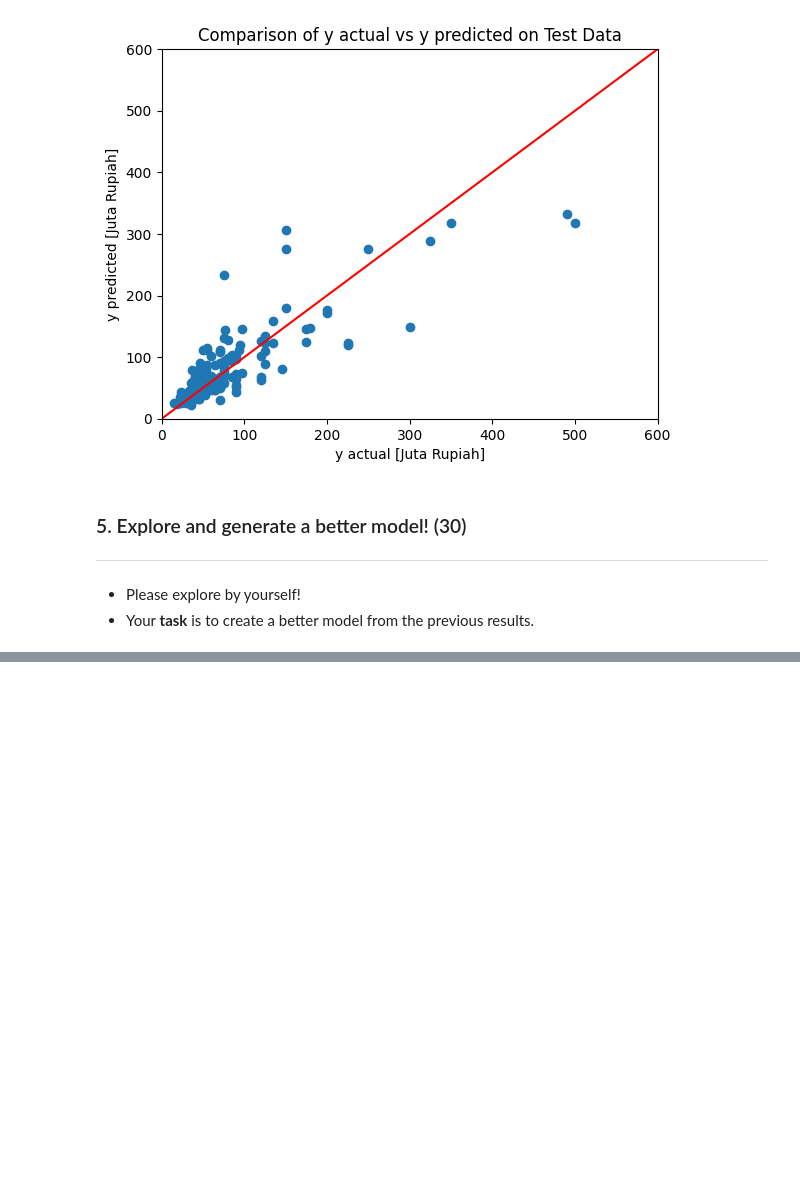
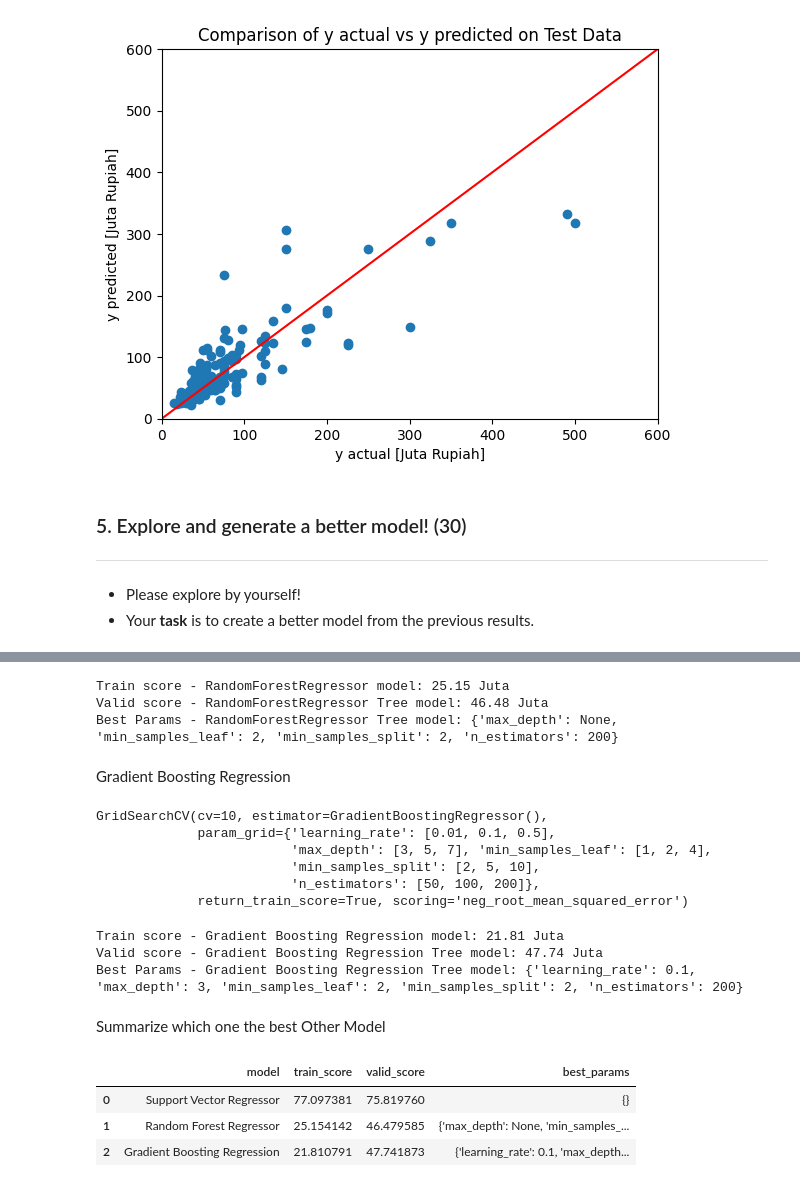
Before and after one commit to Cakurniawan/pacmann-intro-ml, a Jupyter notebook: mentoring-2/Mentoring_02_Candra_Kurniawan_Introduction_to_Machine_Learning_Sekolah_Data.ipynb, the cells around one changed output, grey strips where cells are left out. Saved outputs shown, nothing was run; the diff lists cells and outputs as text; code cells hidden in the pictures; blank space fills up the shorter version.

```diff
--- a/mentoring-2/Mentoring_02_Candra_Kurniawan_Introduction_to_Machine_Learning_Sekolah_Data.ipynb
+++ b/mentoring-2/Mentoring_02_Candra_Kurniawan_Introduction_to_Machine_Learning_Sekolah_Data.ipynb
@@ -1693,0 +1745,13 @@ plt.show()
+# %%
+# Validate the CV Score (JUST RUN THE CODE)
+train_rfg, valid_rfg, best_param_rfg = extract_cv_results(reg_rfg)
+
+print(f'Train score - RandomForestRegressor model: {train_rfg/(10**6):.2f} Juta')
+print(f'Valid score - RandomForestRegressor Tree model: {valid_rfg/(10**6):.2f} Juta')
+print(f'Best Params - RandomForestRegressor Tree model: {best_param_rfg}')
+# %% [output]
+Train score - RandomForestRegressor model: 25.15 Juta
+Valid score - RandomForestRegressor Tree model: 46.48 Juta
+Best Params - RandomForestRegressor Tree model: {'max_depth': None, 'min_samples_leaf': 2, 'min_samples_split': 2, 'n_estimators': 200}
+# %% [markdown]
+Gradient Boosting Regression
@@ -1693,0 +1760,55 @@ plt.show()
+# %%
+# Create the GridSearchCV object with the parameter grid
+reg_gb = GridSearchCV(estimator=GradientBoostingRegressor(),
+                      param_grid={'learning_rate': [0.01, 0.1, 0.5],
+                                  'n_estimators': [50, 100, 200],
+                                  'max_depth': [3, 5, 7],
+                                  'min_samples_split': [2, 5, 10],
+                                  'min_samples_leaf': [1, 2, 4]},
+                      cv=10,
+                      scoring='neg_root_mean_squared_error',
+                      return_train_score=True)
+
+# Fit the GridSearchCV object to the training data
+reg_gb.fit(X_train_clean, y_train_dropped)
+# %% [output]
+GridSearchCV(cv=10, estimator=GradientBoostingRegressor(),
+             param_grid={'learning_rate': [0.01, 0.1, 0.5],
+                         'max_depth': [3, 5, 7], 'min_samples_leaf': [1, 2, 4],
+                         'min_samples_split': [2, 5, 10],
+                         'n_estimators': [50, 100, 200]},
+             return_train_score=True, scoring='neg_root_mean_squared_error')
+# %%
+# Validate the CV Score (JUST RUN THE CODE)
+train_gb, valid_gb, best_param_gb = extract_cv_results(reg_gb)
+
+print(f'Train score - Gradient Boosting Regression model: {train_gb/(10**6):.2f} Juta')
+print(f'Valid score - Gradient Boosting Regression Tree model: {valid_gb/(10**6):.2f} Juta')
+print(f'Best Params - Gradient Boosting Regression Tree model: {best_param_gb}')
+# %% [output]
+Train score - Gradient Boosting Regression model: 21.81 Juta
+Valid score - Gradient Boosting Regression Tree model: 47.74 Juta
+Best Params - Gradient Boosting Regression Tree model: {'learning_rate': 0.1, 'max_depth': 3, 'min_samples_leaf': 2, 'min_samples_split': 2, 'n_estimators': 200}
+# %% [markdown]
+Summarize which one the best Other Model
+# %%
+# Candra
+
+# Summarize (JUST RUN THE CODE)
+summary_df = pd.DataFrame(
+    data={
+        'model': ['Support Vector Regressor', 'Random Forest Regressor', 'Gradient Boosting Regression'],
+        'train_score': [train_svr, train_rfg, train_gb, ],
+        'valid_score': [valid_svr, valid_rfg, valid_gb, ],
+        'best_params': [best_param_svr, best_param_rfg, best_param_gb, ]
+    }
+)
+
+summary_df['train_score'] /= 10**6
+summary_df['valid_score'] /= 10**6
+summary_df
+# %% [output]
+|  | model | train_score | valid_score | best_params |
+| 0 | Support Vector Regressor | 77.097381 | 75.819760 | {} |
+| 1 | Random Forest Regressor | 25.154142 | 46.479585 | {'max_depth': None, 'min_samples_... |
+| 2 | Gradient Boosting Regression | 21.810791 | 47.741873 | {'learning_rate': 0.1, 'max_depth... |
```
Also changed, not shown: parts of 25 cells of this notebook.
